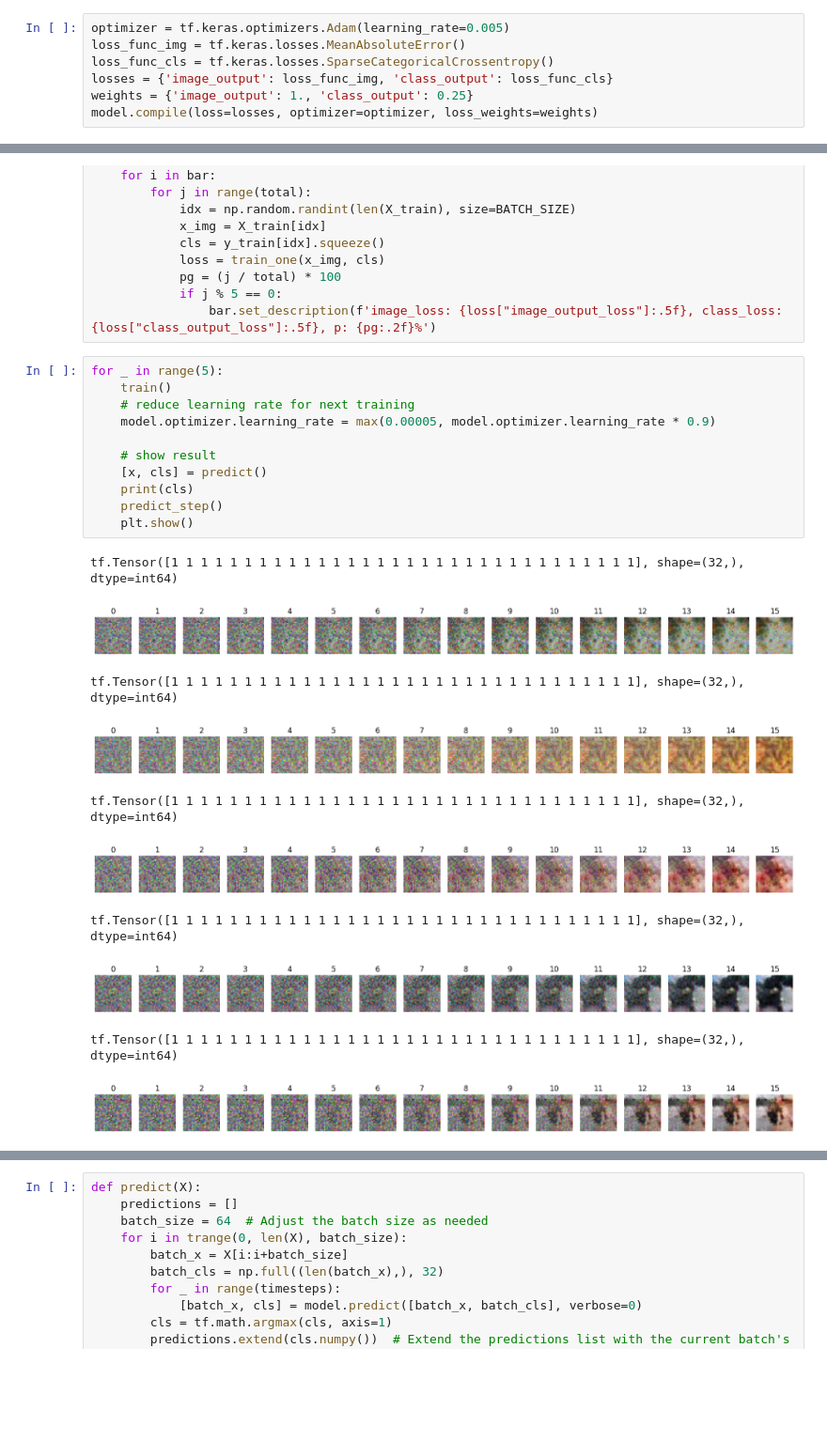
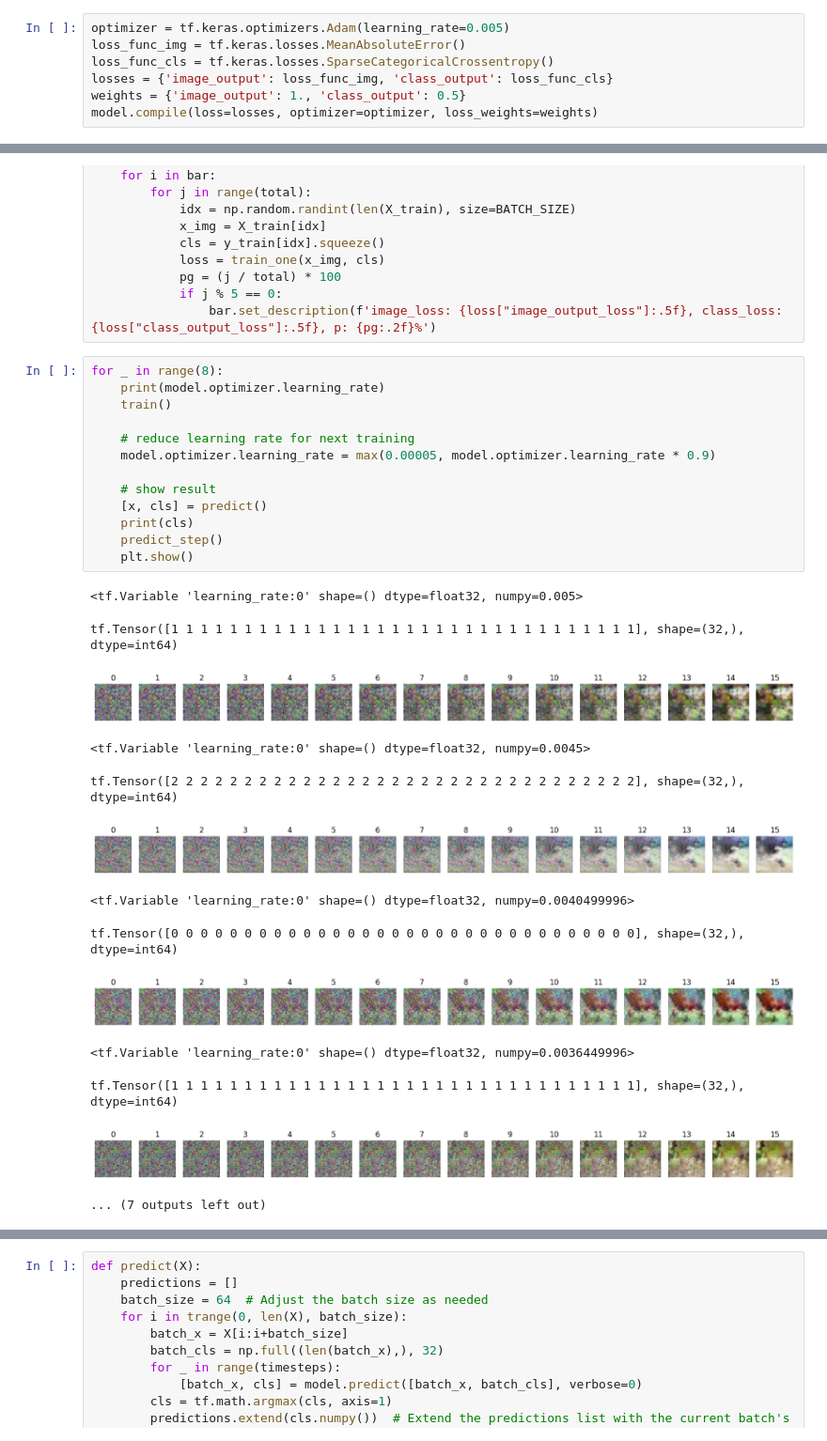
Before and after one commit to lrav35/diffusion, a Jupyter notebook: QuickDiffusionModel_TF.ipynb, the cells around one changed output, grey strips where cells are left out. Shown at 94% size. Cells and saved outputs as stored; diff of their text form; blank space fills up the shorter version.

```diff
--- a/QuickDiffusionModel_TF.ipynb
+++ b/QuickDiffusionModel_TF.ipynb
@@ -226,7 +231,7 @@ optimizer = tf.keras.optimizers.Adam(learning_rate=0.005)
 loss_func_img = tf.keras.losses.MeanAbsoluteError()
 loss_func_cls = tf.keras.losses.SparseCategoricalCrossentropy()
 losses = {'image_output': loss_func_img, 'class_output': loss_func_cls}
-weights = {'image_output': 1., 'class_output': 0.25}
+weights = {'image_output': 1., 'class_output': 0.5}
 model.compile(loss=losses, optimizer=optimizer, loss_weights=weights)
 # %%
 def predict_step():
@@ -274,26 +279,31 @@ def train(R=50):
             if j % 5 == 0:
                 bar.set_description(f'image_loss: {loss["image_output_loss"]:.5f}, class_loss: {loss["class_output_loss"]:.5f}, p: {pg:.2f}%')
 # %%
-for _ in range(5):
+for _ in range(8):
+    print(model.optimizer.learning_rate)
     train()
+
     # reduce learning rate for next training
     model.optimizer.learning_rate = max(0.00005, model.optimizer.learning_rate * 0.9)
 
     # show result
     [x, cls] = predict()
     print(cls)
     predict_step()
     plt.show()
 # %% [output]
-tf.Tensor([1 1 1 1 1 1 1 1 1 1 1 1 1 1 1 1 1 1 1 1 1 1 1 1 1 1 1 1 1 1 1 1], shape=(32,), dtype=int64)
+<tf.Variable 'learning_rate:0' shape=() dtype=float32, numpy=0.005>
+tf.Tensor([1 1 1 1 1 1 1 1 1 1 1 1 1 1 1 1 1 1 1 1 1 1 1 1 1 1 1 1 1 1 1 1], shape=(32,), dtype=int64)
-[figure, old version]
+[figure, new version]
-tf.Tensor([1 1 1 1 1 1 1 1 1 1 1 1 1 1 1 1 1 1 1 1 1 1 1 1 1 1 1 1 1 1 1 1], shape=(32,), dtype=int64)
+<tf.Variable 'learning_rate:0' shape=() dtype=float32, numpy=0.0045>
+tf.Tensor([2 2 2 2 2 2 2 2 2 2 2 2 2 2 2 2 2 2 2 2 2 2 2 2 2 2 2 2 2 2 2 2], shape=(32,), dtype=int64)
-[figure, old version]
+[figure, new version]
-tf.Tensor([1 1 1 1 1 1 1 1 1 1 1 1 1 1 1 1 1 1 1 1 1 1 1 1 1 1 1 1 1 1 1 1], shape=(32,), dtype=int64)
+<tf.Variable 'learning_rate:0' shape=() dtype=float32, numpy=0.0040499996>
+tf.Tensor([0 0 0 0 0 0 0 0 0 0 0 0 0 0 0 0 0 0 0 0 0 0 0 0 0 0 0 0 0 0 0 0], shape=(32,), dtype=int64)
-[figure, old version]
+[figure, new version]
-tf.Tensor([1 1 1 1 1 1 1 1 1 1 1 1 1 1 1 1 1 1 1 1 1 1 1 1 1 1 1 1 1 1 1 1], shape=(32,), dtype=int64)
+<tf.Variable 'learning_rate:0' shape=() dtype=float32, numpy=0.0036449996>
+tf.Tensor([1 1 1 1 1 1 1 1 1 1 1 1 1 1 1 1 1 1 1 1 1 1 1 1 1 1 1 1 1 1 1 1], shape=(32,), dtype=int64)
-[figure, old version]
+[figure, new version]
-tf.Tensor([1 1 1 1 1 1 1 1 1 1 1 1 1 1 1 1 1 1 1 1 1 1 1 1 1 1 1 1 1 1 1 1], shape=(32,), dtype=int64)
-[figure, removed]
+... (7 outputs left out)
 # %%
 model.save('DiffusionModel.keras')
```
Also changed, not shown: parts of 4 cells of this notebook.
